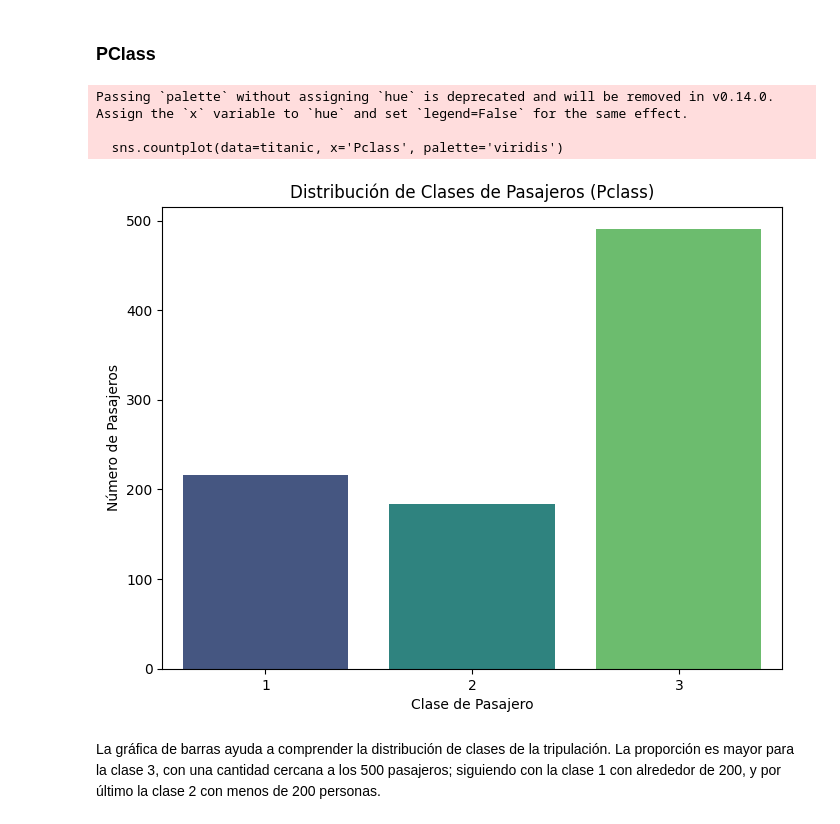
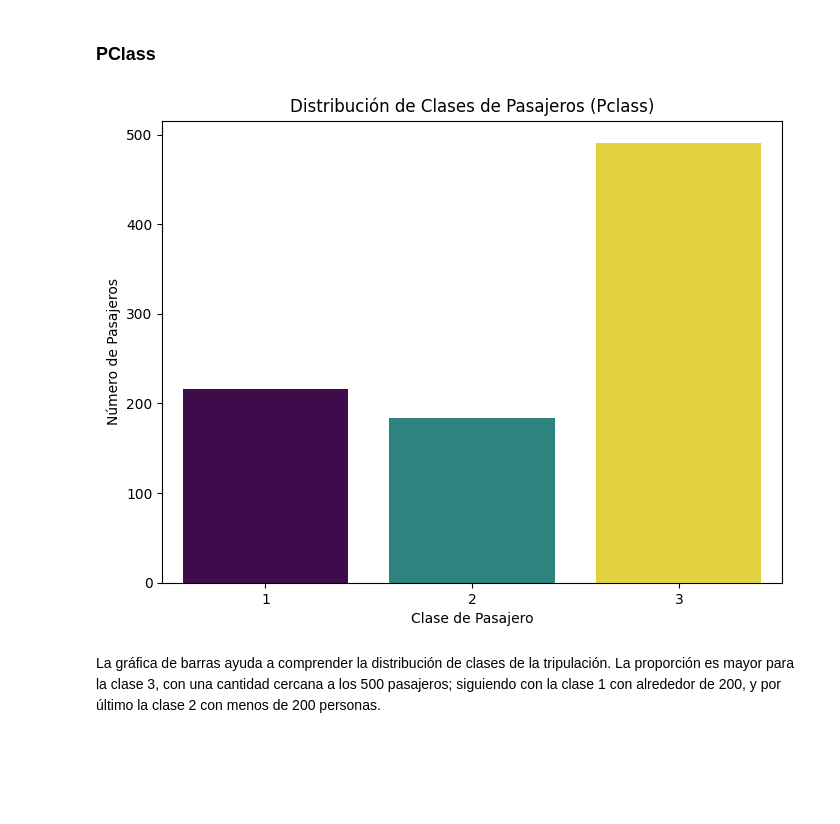
Before and after one commit to hugo-meza/TC2004B-Hugo, a Jupyter notebook: notebooks/Explorando_Titanic.ipynb, the cells around one changed output. Drawn from its saved outputs; the diff is of its cells as text; code cells hidden in the pictures; blank space fills up the shorter version.

```diff
--- a/notebooks/Explorando_Titanic.ipynb
+++ b/notebooks/Explorando_Titanic.ipynb
@@ -76,16 +76,13 @@ Gracias a la gran densidad de adultos jóvenes con niños, se puede realizar la
 ### PClass
 # %%
 plt.figure(figsize=(8, 6))
-sns.countplot(data=titanic, x='Pclass', palette='viridis')
+sns.countplot(data=titanic, x='Pclass', hue='Pclass', palette='viridis', legend=False)
 plt.title('Distribución de Clases de Pasajeros (Pclass)')
 plt.xlabel('Clase de Pasajero')
 plt.ylabel('Número de Pasajeros')
 plt.show()
 # %% [output]
-Passing `palette` without assigning `hue` is deprecated and will be removed in v0.14.0. Assign the `x` variable to `hue` and set `legend=False` for the same effect.
-
-  sns.countplot(data=titanic, x='Pclass', palette='viridis')
-[figure, old version]
+[figure, new version]
 # %% [markdown]
 La gráfica de barras ayuda a comprender la distribución de clases de la tripulación. La proporción es mayor para la clase 3, con una cantidad cercana a los 500 pasajeros; siguiendo con la clase 1 con alrededor de 200, y por último la clase 2 con menos de 200 personas.
 # %% [markdown]
```
Also changed, not shown: parts of 6 cells of this notebook.
